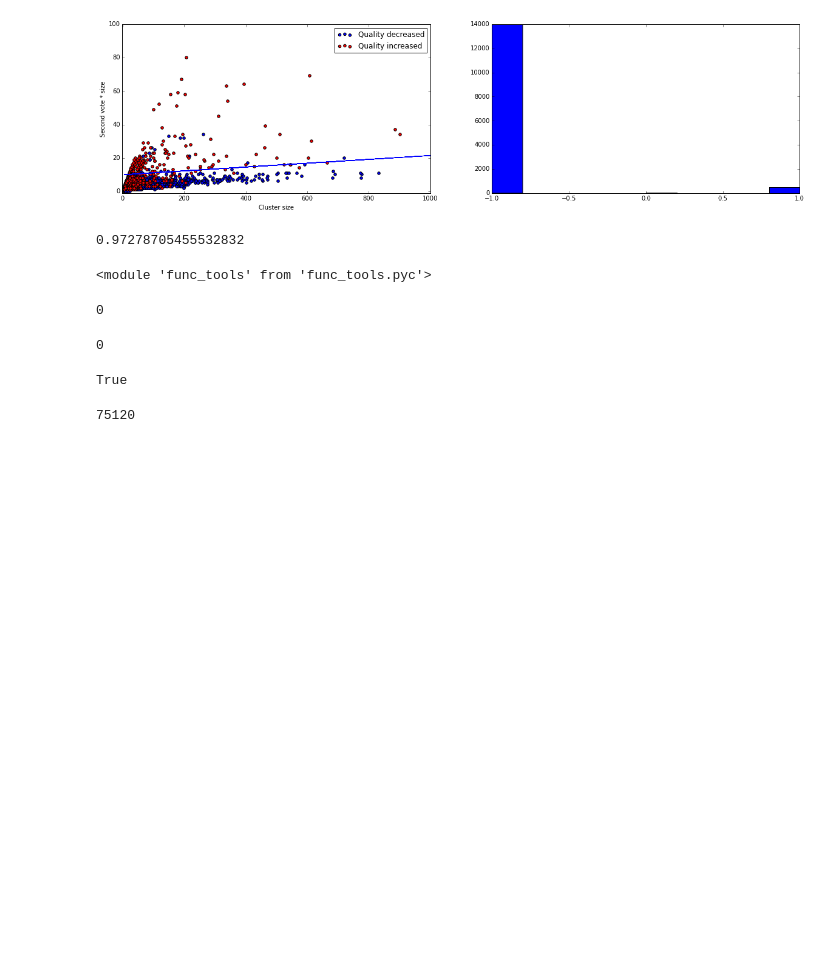
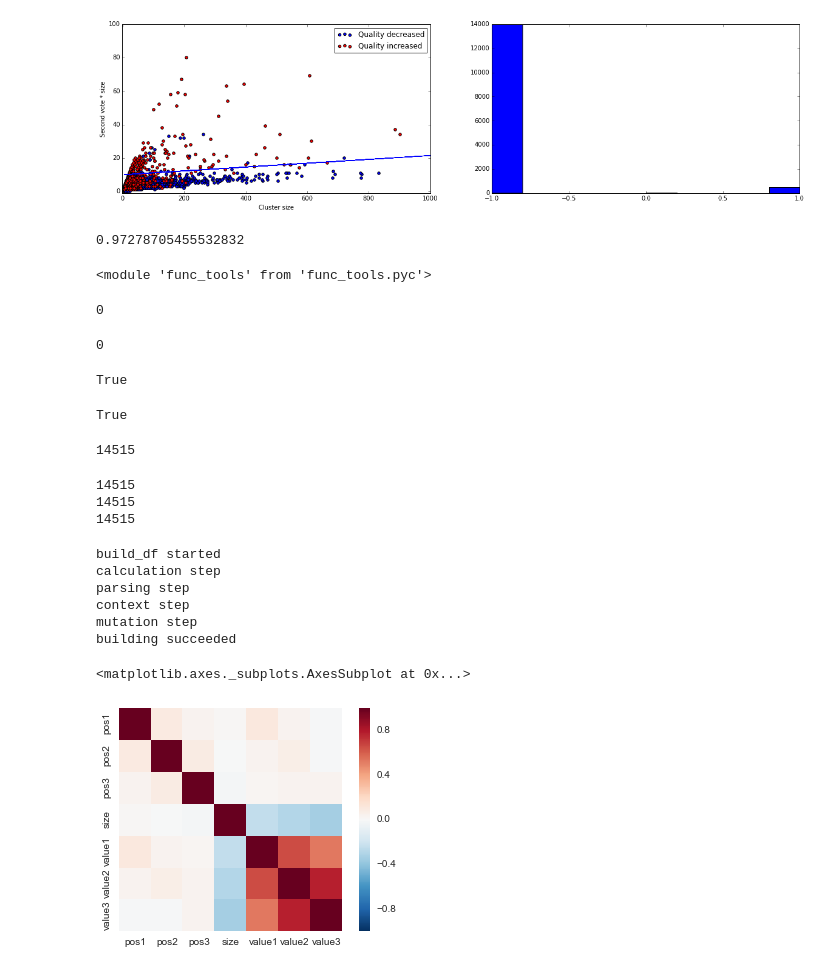
Before and after one commit to NikitaDurasov/CAB_imm, a Jupyter notebook: base.ipynb, the cells around one changed output. Drawn from its saved outputs; the diff is of its cells as text; code cells hidden in the pictures; blank space fills up the shorter version.

Commit message:
fixed build_df_test
fixed build_df_test, add constructed dataset and calculated tSNE

```diff
--- a/base.ipynb
+++ b/base.ipynb
@@ -633,7 +648,35 @@ print i
 set(clusters_filtering(final_clusters).keys()) == set(final_res.keys())
 # %% [output]
 True
-# %%
-len(final_rep)
-# %% [output]
-75120
+# %%
+set(n_second_vote(final_res)) == set(final_rep)
+# %% [output]
+True
+# %%
+len(clusters_filtering(final_clusters))
+# %% [output]
+14515
+# %%
+print len(final_res)
+print len(clusters_filtering(final_clusters))
+print len(final_rep)
+# %% [output]
+14515
+14515
+14515
+# %%
+df = build_df_test(igrec_clusters=clusters_filtering(final_clusters),
+              igrec_rep=final_rep,
+              igrec_res=final_res)
+# %% [output]
+build_df started
+calculation step
+parsing step
+context step
+mutation step
+building succeeded
+# %%
+sb.heatmap(df.corr(), square=True)
+# %% [output]
+<matplotlib.axes._subplots.AxesSubplot at 0x...>
+[figure, added]
```
Also changed, not shown: parts of 15 cells of this notebook, 4 other files.
